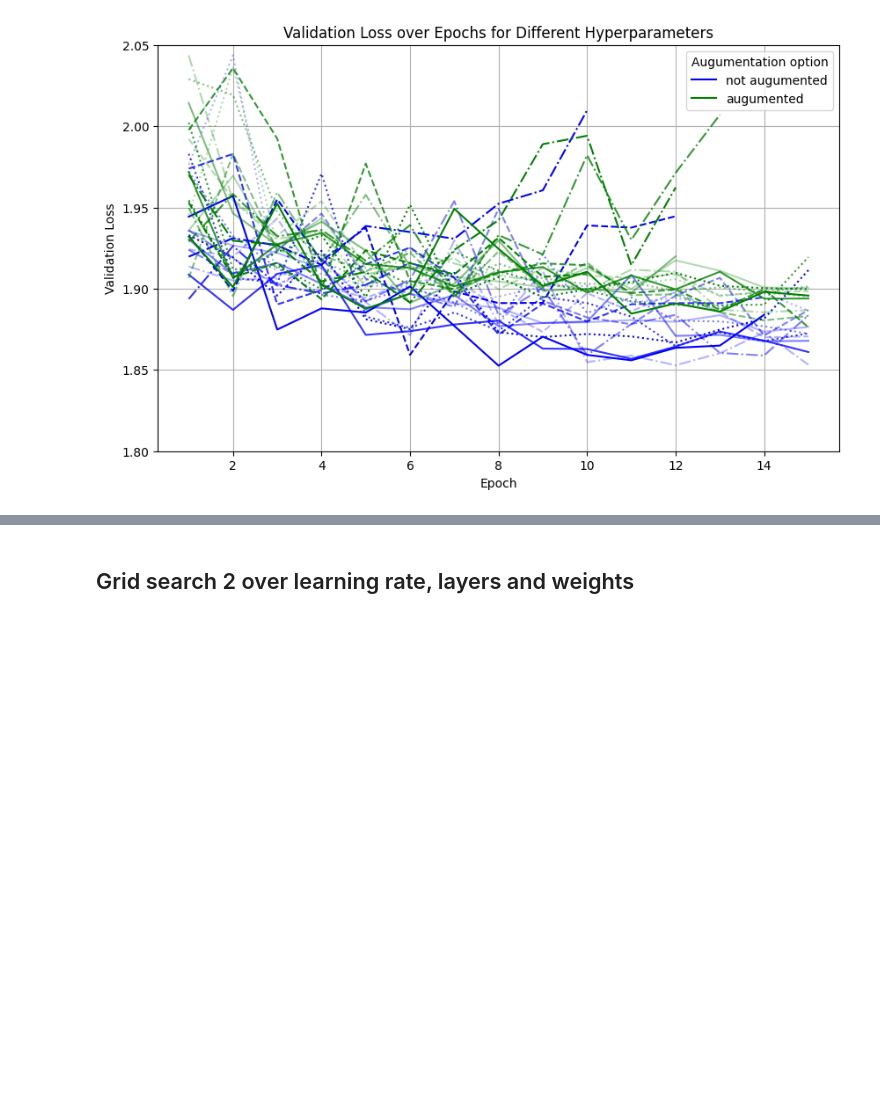
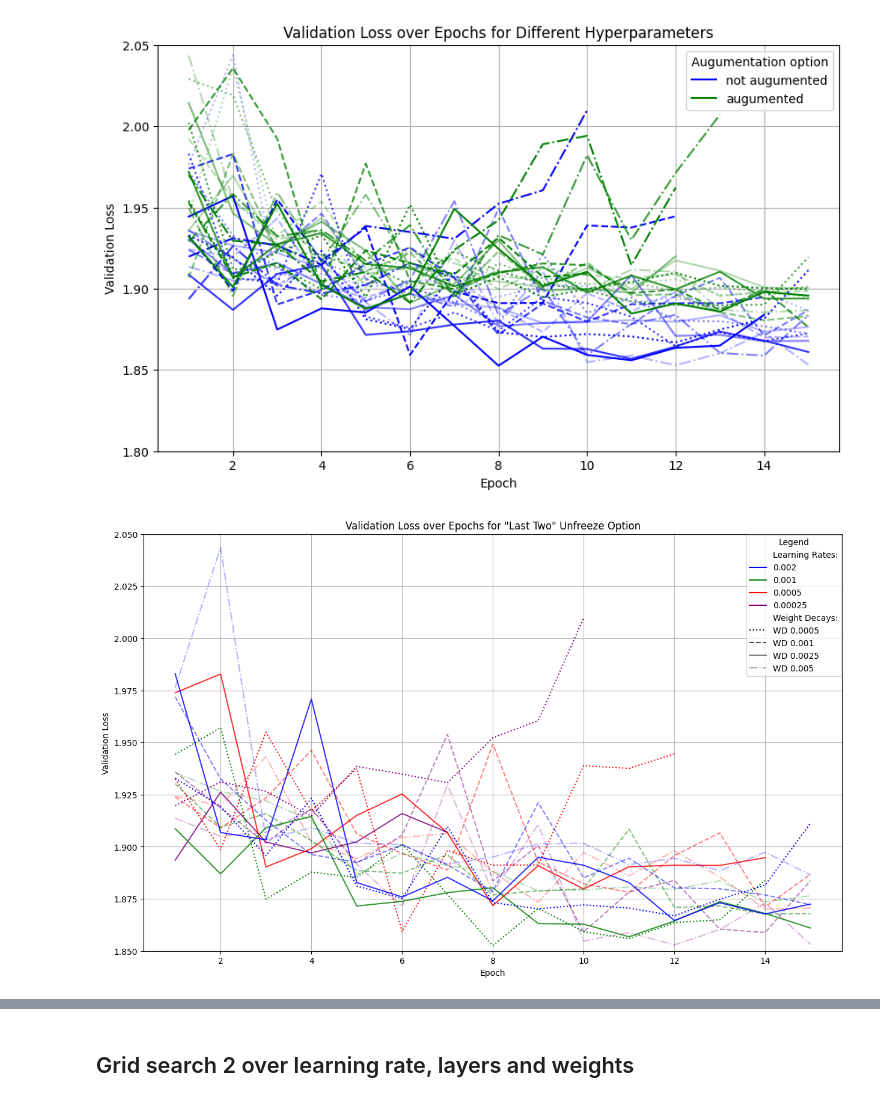
Before and after one commit to kaifoerster/BuildingAgePredictorML, a Jupyter notebook: demo/gridsearch_resnet18.ipynb, the cells around one changed output, grey strips where cells are left out. Drawn from its saved outputs; the diff is of its cells as text; code cells hidden in the pictures; blank space fills up the shorter version.

```diff
--- a/demo/gridsearch_resnet18.ipynb
+++ b/demo/gridsearch_resnet18.ipynb
@@ -549,35 +549,38 @@ opacity_map = {0.0005: 1.0, 0.001: 0.8, 0.0025: 0.5, 0.005: 0.3}
 
 
 # Sample data plotting
-plt.figure(figsize=(10, 6))
+plt.figure(figsize=(15, 9))
 for (lr, weight), group_data in df_2.groupby(['learning_rate', 'weight_decay']):
     plt.plot(group_data['epoch'], group_data['validation_loss'],
              color=color_map[lr],
              linestyle=line_style_map[weight],
              alpha=opacity_map[weight])
 
 # Setting the y-axis limits
 plt.ylim(1.85, 2.05)
 
 # Create custom legends
 legend_handles = [
     mlines.Line2D([], [], color='none', marker='s', markersize=10,
                   label='Learning Rates:', linestyle='None'),
     mlines.Line2D([], [], color='blue', label='0.002'),
     mlines.Line2D([], [], color='green', label='0.001'),
     mlines.Line2D([], [], color='red', label='0.0005'),
+    mlines.Line2D([], [], color='purple', label='0.00025'),
     mlines.Line2D([], [], color='none', marker='s', markersize=10,
                   label='Weight Decays:', linestyle='None'),
     mlines.Line2D([], [], color='black', linestyle=':', alpha=1.0, label='WD 0.0005'),
     mlines.Line2D([], [], color='black', linestyle='--', alpha=0.7, label='WD 0.001'),
     mlines.Line2D([], [], color='black', linestyle='-', alpha=0.5, label='WD 0.0025'),
     mlines.Line2D([], [], color='black', linestyle='-.', alpha=0.3, label='WD 0.005')
 ]
 
 plt.legend(handles=legend_handles, title="Legend", loc="upper right", borderaxespad=0.1)
 plt.title('Validation Loss over Epochs for "Last Two" Unfreeze Option')
 plt.xlabel('Epoch')
 plt.ylabel('Validation Loss')
 plt.grid(True)
 plt.show()
+# %% [output]
+[figure, added]
 # %%
```
Also changed, not shown: parts of 3 cells of this notebook.
